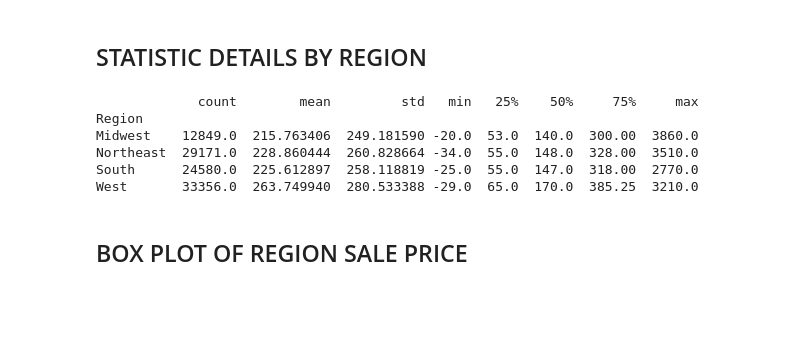
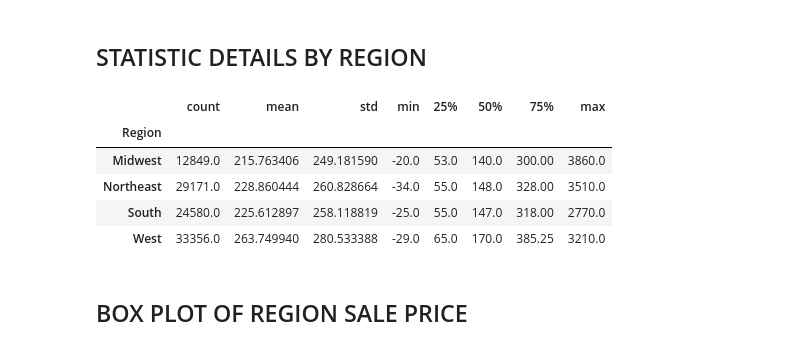
Before and after one commit to melissaa06/SNKRS_R_US, a Jupyter notebook: SneakerPy.ipynb, the cells around one changed output. Cells and saved outputs as stored; diff of their text form; code cells hidden in the pictures; blank space fills up the shorter version.

```diff
--- a/SneakerPy.ipynb
+++ b/SneakerPy.ipynb
@@ -146,15 +146,15 @@ plt.show()
 # %%
 # Basic statistical details like percentile, mean, std, etc by region
 summary = sneaker_data.groupby('Region')['Price Difference'].describe()
 
-print(summary)
+summary
 # %% [output]
-             count        mean         std   min   25%    50%     75%     max
-Region
-Midwest    12849.0  215.763406  249.181590 -20.0  53.0  140.0  300.00  3860.0
-Northeast  29171.0  228.860444  260.828664 -34.0  55.0  148.0  328.00  3510.0
-South      24580.0  225.612897  258.118819 -25.0  55.0  147.0  318.00  2770.0
-West       33356.0  263.749940  280.533388 -29.0  65.0  170.0  385.25  3210.0
+|  | count | mean | std | min | 25% | 50% | 75% | max |
+| Region |  |  |  |  |  |  |  |  |
+| Midwest | 12849.0 | 215.763406 | 249.181590 | -20.0 | 53.0 | 140.0 | 300.00 | 3860.0 |
+| Northeast | 29171.0 | 228.860444 | 260.828664 | -34.0 | 55.0 | 148.0 | 328.00 | 3510.0 |
+| South | 24580.0 | 225.612897 | 258.118819 | -25.0 | 55.0 | 147.0 | 318.00 | 2770.0 |
+| West | 33356.0 | 263.749940 | 280.533388 | -29.0 | 65.0 | 170.0 | 385.25 | 3210.0 |
 # %% [markdown]
 ## BOX PLOT OF REGION SALE PRICE
 # %%
```
Also changed, not shown: parts of 1 cell of this notebook.
